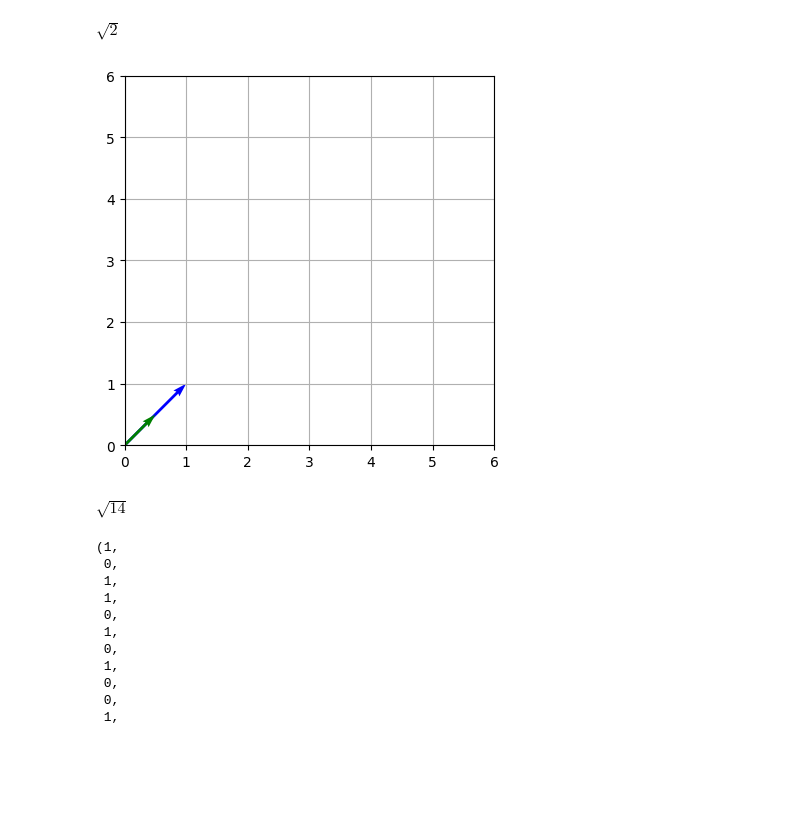
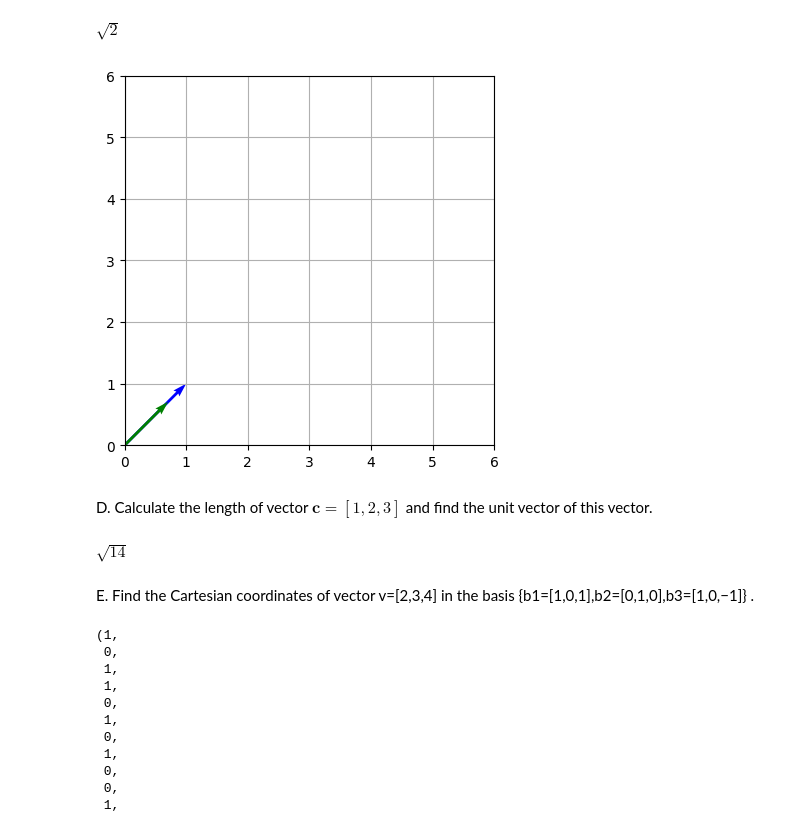
Before and after one commit to codepro33/Math-2024-25-Winter, a Jupyter notebook: Notebooks_EN/01_Linear_Algebra/03_Vectors/LA_Vectors_introduction.ipynb, the cells around one changed output. Saved outputs shown, nothing was run; the diff lists cells and outputs as text; code cells hidden in the pictures; blank space fills up the shorter version.

```diff
--- a/Notebooks_EN/01_Linear_Algebra/03_Vectors/LA_Vectors_introduction.ipynb
+++ b/Notebooks_EN/01_Linear_Algebra/03_Vectors/LA_Vectors_introduction.ipynb
@@ -217,16 +217,18 @@ $\displaystyle \sqrt{2}$
 # %%
 #C
 import matplotlib.pyplot as plt
 plt.figure()
 plt.quiver(0,0,1,1, angles='xy', scale_units='xy', scale=1, color='b')
-plt.quiver(0,0,1/2,1/2, angles='xy', scale_units='xy', scale=1, color='g')
+plt.quiver(0,0,1/1.414,1/1.414, angles='xy', scale_units='xy', scale=1, color='g')
 plt.xlim(0,6)
 plt.ylim(0,6)
 plt.grid(True)
 plt.gca().set_aspect('equal')
 plt.show()
 # %% [output]
-[figure, old version]
+[figure, new version]
+# %% [markdown]
+D. Calculate the length of vector $\mathbf{c} = [1, 2, 3]$ and find the unit vector of this vector.
 # %%
 #D
 d_x,d_y,d_z=sp.symbols('d_x d_y d_z')
@@ -238,3 +240,5 @@ magnitude_d            #Unit vector of D is=1/14 , 2/14 , 3/14
 # %% [output]
 $\displaystyle \sqrt{14}$
+# %% [markdown]
+E. Find the Cartesian coordinates of vector  v=[2,3,4]  in the basis  {b1=[1,0,1],b2=[0,1,0],b3=[1,0,−1]} .
 # %%
```
Also changed, not shown: parts of 3 cells of this notebook.
